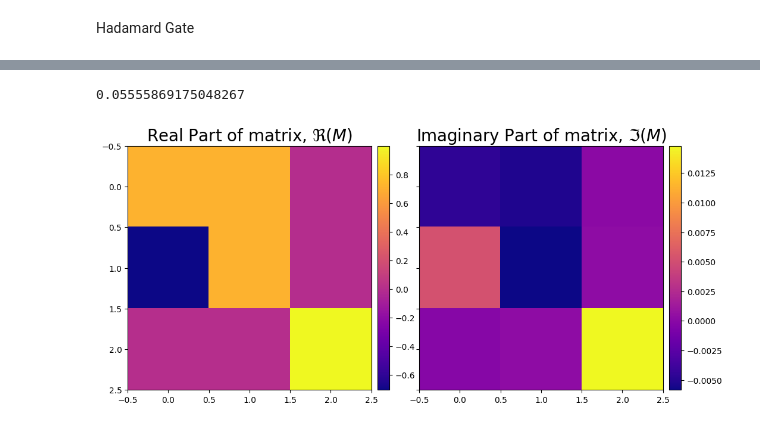
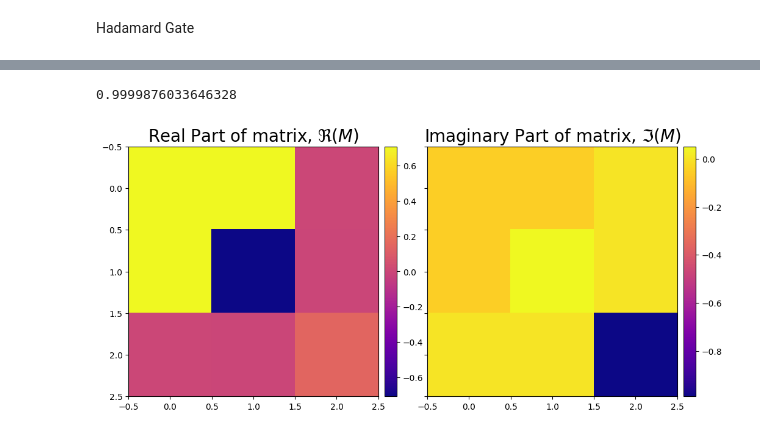
Before and after one commit to kapil-d/transmon-sim, a Jupyter notebook: single_transmon_gates.ipynb, the cells around one changed output, grey strips where cells are left out. Saved outputs shown, nothing was run; the diff lists cells and outputs as text; code cells hidden in the pictures.

Commit message:
normalized single qubit drag pulse amplitudes to remove minimization step, added hadamard gate

```diff
--- a/single_transmon_gates.ipynb
+++ b/single_transmon_gates.ipynb
@@ -52,7 +75,8 @@ from qiskit_ibm_runtime import QiskitRuntimeService
 service = QiskitRuntimeService(channel='ibm_quantum', instance="ibm-q/open/main")
 backend = service.backend("ibm_sherbrooke")
 
-qubit_num = 74
+#qubit_num = 74
+qubit_num = 12
 
 w = backend.qubit_properties(qubit_num).frequency * 1E-9 #GHz, qubit frequency
 dt = backend.dt * 1E9 #ns, AWG sample time
@@ -279,0 +356,3 @@ ex.SX_results
+# %%
+ex = Transmon(qubit_freq=w, anharmonicity=d, rabi_strength=r, pulse_duration=dur, dt=dt, compute_gates=True)
+1-ex.SX_fidelity.item()
@@ -340,13 +397,13 @@ H_gate.draw()
 # %%
-solH = ex.solve_dynamics(jnp.eye(3, dtype=complex), H_gate, plot_pops=False, JAXmethod=True)
+solH = ex.solve_dynamics(jnp.eye(3, dtype=complex), ex.H_gate, plot_pops=False, JAXmethod=True)
 H_fidelity = Transmon.fidelity(Transmon.ideal_H(), solH.y[-1])
 H_fidelity.item()
 # %% [output]
-0.05555869175048267
+0.9999876033646328
 # %%
-heatmap2d(solH.y[-1])
+heatmap2d(-1j*solH.y[-1])
 # %% [output]
-[figure, old version]
+[figure, new version]
 # %%
 heatmap2d(Transmon.ideal_H())
 # %% [output]
```
Also changed, not shown: parts of 18 cells of this notebook, 1 other file.
